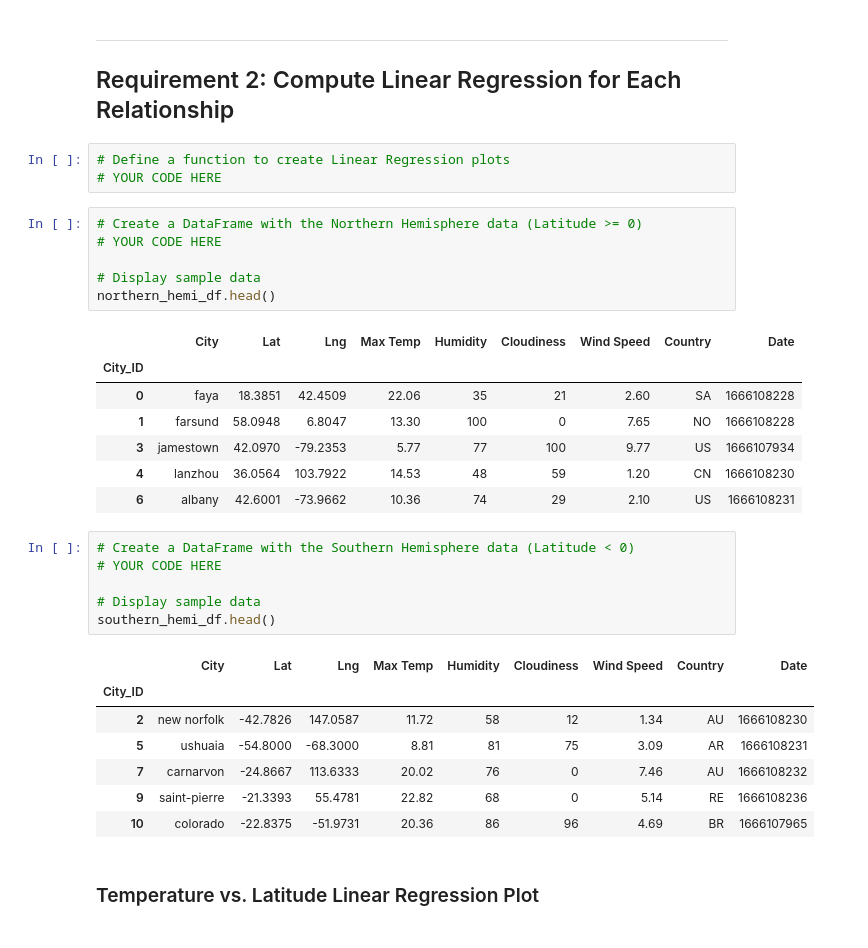
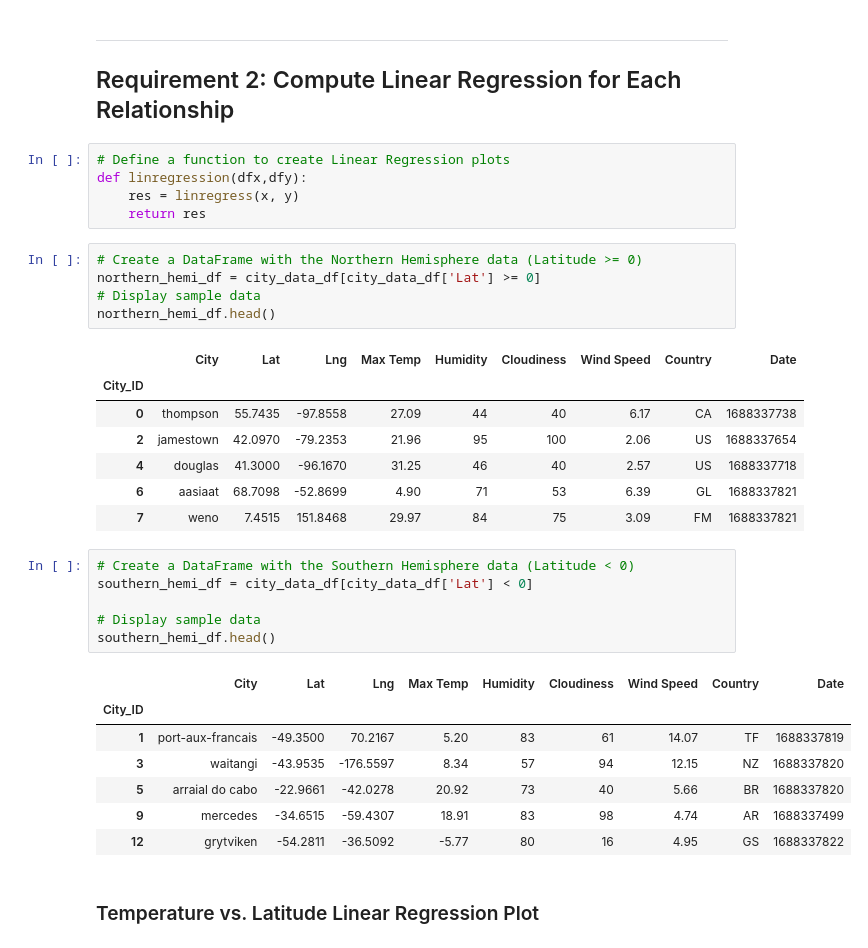
Before and after one commit to Freemark0211/World_Weather_Analysis, a Jupyter notebook: WeatherPy/WeatherPy.ipynb, the cells around one changed output. Drawn from its saved outputs; the diff is of its cells as text.

```diff
--- a/WeatherPy/WeatherPy.ipynb
+++ b/WeatherPy/WeatherPy.ipynb
@@ -324,34 +307,35 @@ plt.show()
 ## Requirement 2: Compute Linear Regression for Each Relationship
 # %%
 # Define a function to create Linear Regression plots
-# YOUR CODE HERE
+def linregression(dfx,dfy):
+    res = linregress(x, y)
+    return res
 # %%
 # Create a DataFrame with the Northern Hemisphere data (Latitude >= 0)
-# YOUR CODE HERE
-
+northern_hemi_df = city_data_df[city_data_df['Lat'] >= 0]
 # Display sample data
 northern_hemi_df.head()
 # %% [output]
 |  | City | Lat | Lng | Max Temp | Humidity | Cloudiness | Wind Speed | Country | Date |
 | City_ID |  |  |  |  |  |  |  |  |  |
-| 0 | faya | 18.3851 | 42.4509 | 22.06 | 35 | 21 | 2.60 | SA | 1666108228 |
-| 1 | farsund | 58.0948 | 6.8047 | 13.30 | 100 | 0 | 7.65 | NO | 1666108228 |
-| 3 | jamestown | 42.0970 | -79.2353 | 5.77 | 77 | 100 | 9.77 | US | 1666107934 |
-| 4 | lanzhou | 36.0564 | 103.7922 | 14.53 | 48 | 59 | 1.20 | CN | 1666108230 |
-| 6 | albany | 42.6001 | -73.9662 | 10.36 | 74 | 29 | 2.10 | US | 1666108231 |
+| 0 | thompson | 55.7435 | -97.8558 | 27.09 | 44 | 40 | 6.17 | CA | 1688337738 |
+| 2 | jamestown | 42.0970 | -79.2353 | 21.96 | 95 | 100 | 2.06 | US | 1688337654 |
+| 4 | douglas | 41.3000 | -96.1670 | 31.25 | 46 | 40 | 2.57 | US | 1688337718 |
+| 6 | aasiaat | 68.7098 | -52.8699 | 4.90 | 71 | 53 | 6.39 | GL | 1688337821 |
+| 7 | weno | 7.4515 | 151.8468 | 29.97 | 84 | 75 | 3.09 | FM | 1688337821 |
 # %%
 # Create a DataFrame with the Southern Hemisphere data (Latitude < 0)
-# YOUR CODE HERE
+southern_hemi_df = city_data_df[city_data_df['Lat'] < 0]
 
 # Display sample data
 southern_hemi_df.head()
 # %% [output]
 |  | City | Lat | Lng | Max Temp | Humidity | Cloudiness | Wind Speed | Country | Date |
 | City_ID |  |  |  |  |  |  |  |  |  |
-| 2 | new norfolk | -42.7826 | 147.0587 | 11.72 | 58 | 12 | 1.34 | AU | 1666108230 |
-| 5 | ushuaia | -54.8000 | -68.3000 | 8.81 | 81 | 75 | 3.09 | AR | 1666108231 |
-| 7 | carnarvon | -24.8667 | 113.6333 | 20.02 | 76 | 0 | 7.46 | AU | 1666108232 |
-| 9 | saint-pierre | -21.3393 | 55.4781 | 22.82 | 68 | 0 | 5.14 | RE | 1666108236 |
-| 10 | colorado | -22.8375 | -51.9731 | 20.36 | 86 | 96 | 4.69 | BR | 1666107965 |
+| 1 | port-aux-francais | -49.3500 | 70.2167 | 5.20 | 83 | 61 | 14.07 | TF | 1688337819 |
+| 3 | waitangi | -43.9535 | -176.5597 | 8.34 | 57 | 94 | 12.15 | NZ | 1688337820 |
+| 5 | arraial do cabo | -22.9661 | -42.0278 | 20.92 | 73 | 40 | 5.66 | BR | 1688337820 |
+| 9 | mercedes | -34.6515 | -59.4307 | 18.91 | 83 | 98 | 4.74 | AR | 1688337499 |
+| 12 | grytviken | -54.2811 | -36.5092 | -5.77 | 80 | 16 | 4.95 | GS | 1688337822 |
 # %% [markdown]
 ###  Temperature vs. Latitude Linear Regression Plot
```
Also changed, not shown: parts of 33 cells of this notebook, 13 other files.
